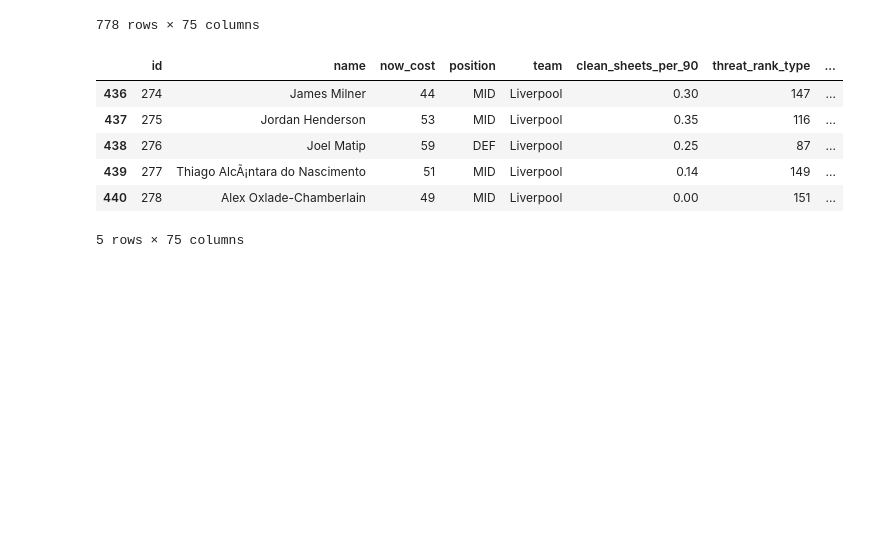
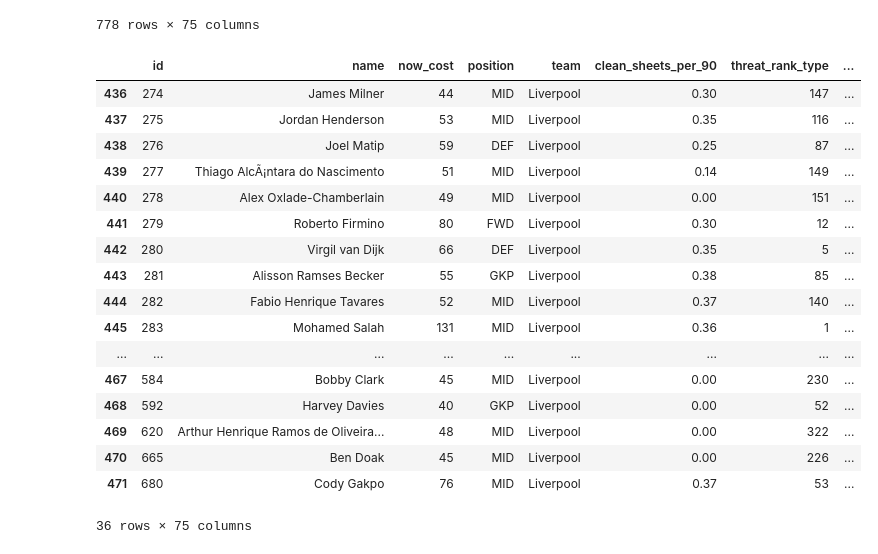
Before and after one commit to borhenDH/Fantasy-premier-league-Data-Analysis-and-Visualisation, a Jupyter notebook: analysis.ipynb, the cells around one changed output. Drawn from its saved outputs; the diff is of its cells as text; code cells hidden in the pictures; blank space fills up the shorter version.

```diff
--- a/analysis.ipynb
+++ b/analysis.ipynb
@@ -40,12 +40,23 @@ Manutd_data = data[data['team'] == 'Manchester united']
 chelsea_data = data[data['team'] == 'Chelsea']
 tottenham_data = data[data['team'] == 'Tottenham']
 # %%
-Liverpool_data.head()
+Liverpool_data
 # %% [output]
 |  | id | name | now_cost | position | team | clean_sheets_per_90 | threat_rank_type | ... |
 | 436 | 274 | James Milner | 44 | MID | Liverpool | 0.30 | 147 | ... |
 | 437 | 275 | Jordan Henderson | 53 | MID | Liverpool | 0.35 | 116 | ... |
 | 438 | 276 | Joel Matip | 59 | DEF | Liverpool | 0.25 | 87 | ... |
 | 439 | 277 | Thiago AlcÃ¡ntara do Nascimento | 51 | MID | Liverpool | 0.14 | 149 | ... |
 | 440 | 278 | Alex Oxlade-Chamberlain | 49 | MID | Liverpool | 0.00 | 151 | ... |
+| 441 | 279 | Roberto Firmino | 80 | FWD | Liverpool | 0.30 | 12 | ... |
+| 442 | 280 | Virgil van Dijk | 66 | DEF | Liverpool | 0.35 | 5 | ... |
+| 443 | 281 | Alisson Ramses Becker | 55 | GKP | Liverpool | 0.38 | 85 | ... |
+| 444 | 282 | Fabio Henrique Tavares | 52 | MID | Liverpool | 0.37 | 140 | ... |
+| 445 | 283 | Mohamed Salah | 131 | MID | Liverpool | 0.36 | 1 | ... |
+| ... | ... | ... | ... | ... | ... | ... | ... | ... |
+| 467 | 584 | Bobby Clark | 45 | MID | Liverpool | 0.00 | 230 | ... |
+| 468 | 592 | Harvey Davies | 40 | GKP | Liverpool | 0.00 | 52 | ... |
+| 469 | 620 | Arthur Henrique Ramos de Oliveira... | 48 | MID | Liverpool | 0.00 | 322 | ... |
+| 470 | 665 | Ben Doak | 45 | MID | Liverpool | 0.00 | 226 | ... |
+| 471 | 680 | Cody Gakpo | 76 | MID | Liverpool | 0.37 | 53 | ... |
-5 rows × 75 columns
+36 rows × 75 columns
```
